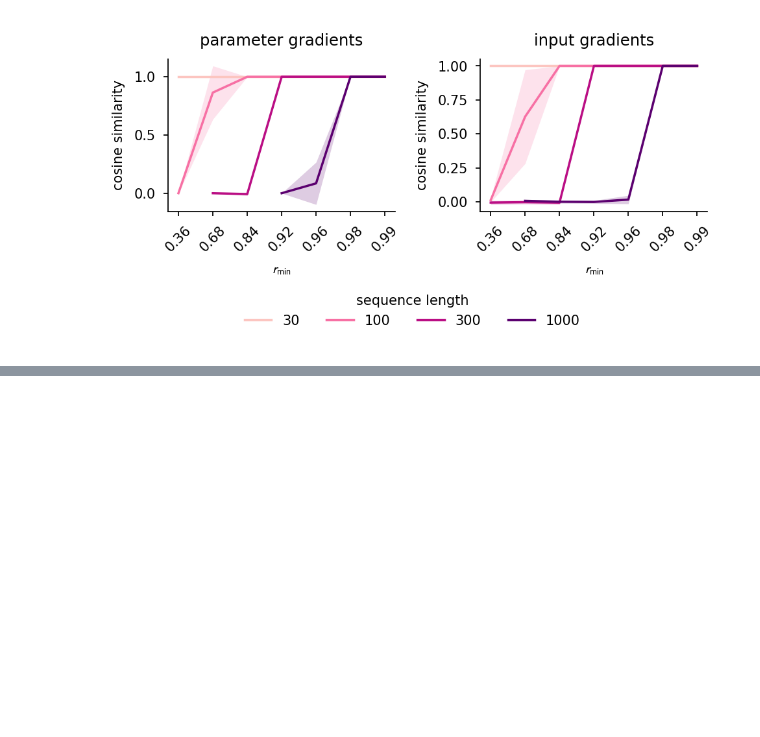
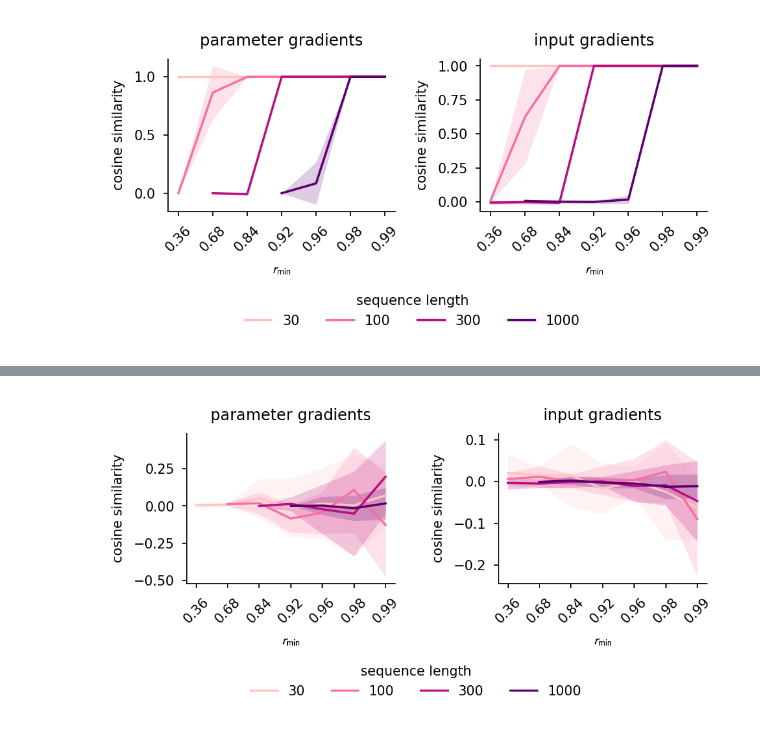
Before and after one commit to NicolasZucchet/Forward-propagation-errors-through-time, a Jupyter notebook: analysis/gradient_quality.ipynb, the cells around one changed output, grey strips where cells are left out. Saved outputs shown, nothing was run; the diff lists cells and outputs as text; code cells hidden in the pictures; blank space fills up the shorter version.

```diff
--- a/analysis/gradient_quality.ipynb
+++ b/analysis/gradient_quality.ipynb
@@ -262,0 +297,40 @@ plt.show()
+# %%
+import numpy as np
+fig, axes = plt.subplots(1, 2, figsize=(4, 2))
+
+r_min_labels = sorted(df['lru_r_min'].unique())
+x_indices = np.arange(len(r_min_labels))
+
+for i, seq_len in enumerate(seq_lens):
+    subset = df[df['seq_len'] == seq_len].sort_values('lru_r_min')
+    color = cmap(0.25 + 0.7 * i / (len(seq_lens) - 1))
+
+    # Plot for parameter gradients
+    mean = np.array(subset['param_sim_mean'].tolist())
+    std = np.array(subset['param_sim_std'].tolist())
+    axes[0].plot(x_indices, mean, label=seq_len, c=color)
+    axes[0].fill_between(x_indices, mean - std, mean + std, color=color, alpha=0.2, lw=0)
+
+    # Plot for input gradients
+    mean = np.array(subset['input_sim_mean'].tolist())
+    std = np.array(subset['input_sim_std'].tolist())
+    axes[1].plot(x_indices, mean, label=seq_len, c=color)
+    axes[1].fill_between(x_indices, mean - std, mean + std, color=color, alpha=0.2, lw=0)
+
+for ax in axes:
+    ax.set_xlabel(r'$r_\min$')
+    ax.set_xticks(x_indices)
+    ax.set_xticklabels(r_min_labels, rotation=45)
+    ax.set_ylabel('cosine similarity')
+
+axes[0].set_title('parameter gradients', size=7)
+axes[1].set_title('input gradients', size=7)
+
+handles, labels = axes[0].get_legend_handles_labels()
+fig.legend(handles, labels, loc='lower center', bbox_to_anchor=(0.5, -0.02), ncol=len(seq_lens), title="sequence length", frameon=False)
+
+plt.tight_layout(rect=[0, 0.1, 1, 1])
+plt.savefig('plots/gradient_alignment_sequence_length.pdf')
+plt.show()
+# %% [output]
+[figure, added]
```
Also changed, not shown: parts of 8 cells of this notebook, 1 other file.
